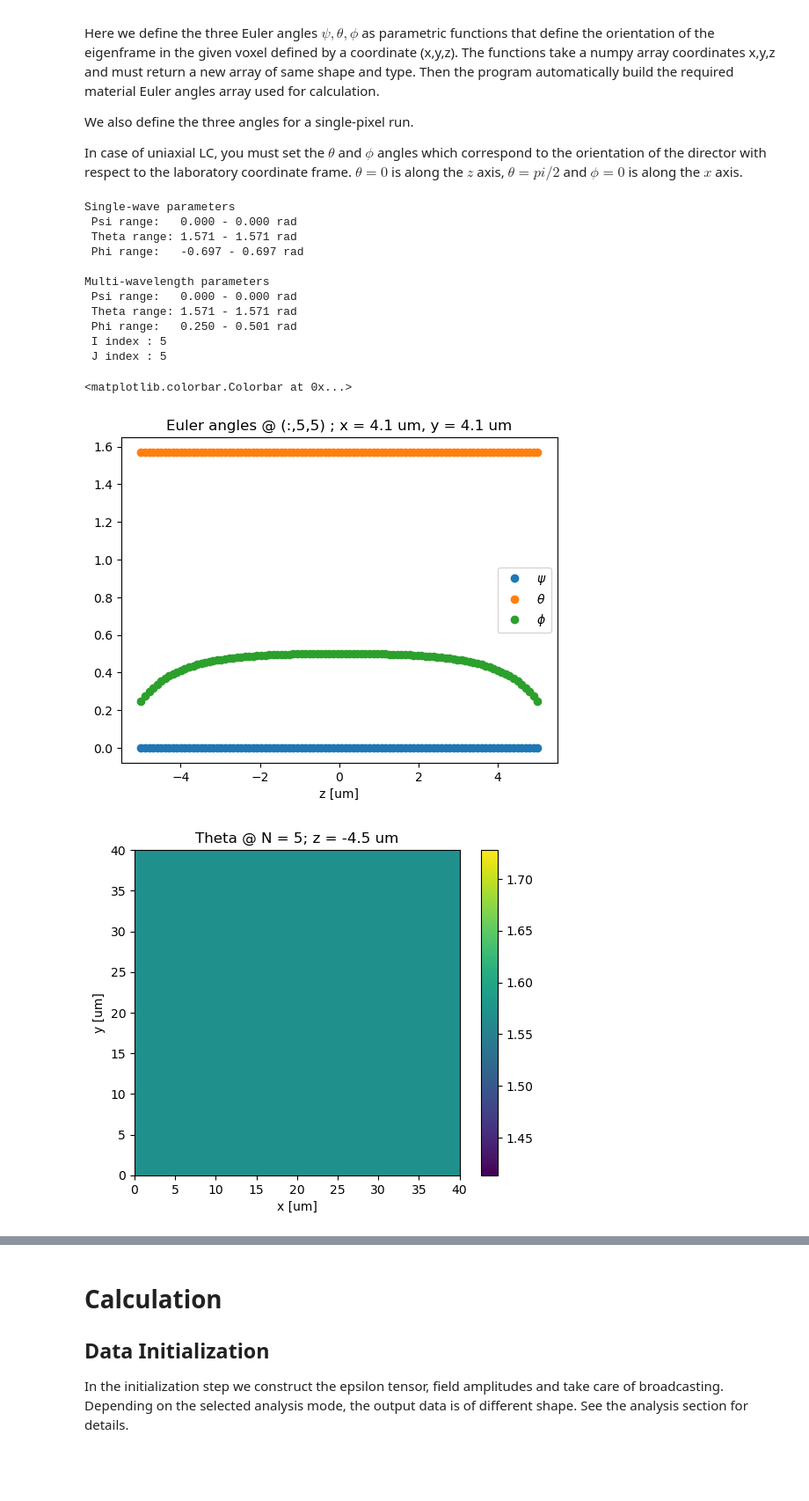
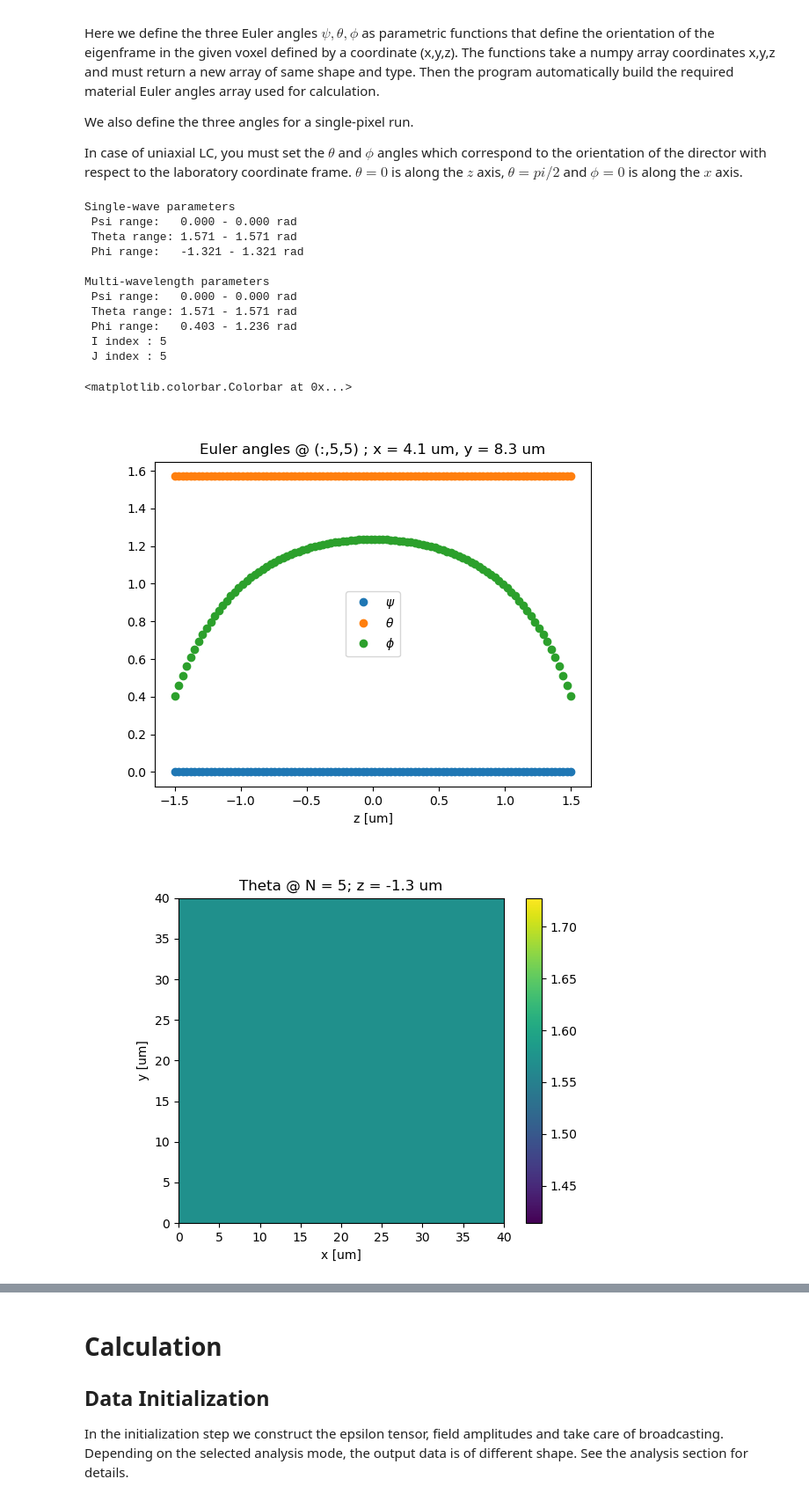
Before and after one commit to andrej5elin/dtmm2, a Jupyter notebook: examples/shg/shg_nerea.ipynb, the cells around one changed output, grey strips where cells are left out. Shown: that part at 88% size. Saved outputs shown, nothing was run; the diff lists cells and outputs as text; code cells hidden in the pictures; blank space fills up the shorter version.

```diff
--- a/examples/shg/shg_nerea.ipynb
+++ b/examples/shg/shg_nerea.ipynb
@@ -105,13 +106,13 @@ set_analysis_mode('image') #'image' , 'wavelength' or 'full'
 dtmm2.conf.set_verbose(2) # for progress bar
 # data sampling shape, choose wisely
 
-SHAPE = (100,50,50) # data shape (n layers, n pixels height, n pixels width)
+SHAPE = (100,25,50) # data shape (n layers, n pixels height, n pixels width)
 # which polarization states of input light we compute for.
 
 PMIN = -np.pi/2
 PMAX = np.pi/2
-NP = 46
-POLARIZATIONS = [(np.cos(p), np.sin(p)) for p in np.linspace(PMIN, PMAX, NP)]
+NP = 91
+POLARIZATIONS = [(np.cos(p+np.pi/2), np.sin(p+np.pi/2)) for p in np.linspace(PMIN, PMAX, NP)]
 # wavelength used for single-wavelength calculation
 WAVELENGTH = 785
 # intensity used for single-wavelength calculation
@@ -121,7 +122,7 @@ BETA = 0 # see dtmm documentation on this, the beta parameter n*sin(theta)
 # The phi angle of the wave, only matters if BETA != 0
 PHI = 0
 # wavelength range for the multi-wavelength calculation
-WAVELENGTHS = np.linspace(520*2,680*2,30) # nm
+WAVELENGTHS = np.linspace(380*2,680*2,30) # nm
 # wave intensity for each of the waves of the multi-wavelength calculation.
 INTENSITIES = [INTENSITY]*len(WAVELENGTHS)
 # wave beta parameter for each of the waves of the multi-wavelength calculation.
@@ -132,9 +133,9 @@ PHIS = [PHI]*len(WAVELENGTHS)
 D33 = 5.6e-12
 
 # the chi2 tensor
-CHI2 = chi2array(d33 = D33, d13 = 0)
+CHI2 = chi2array(d33 = D33)
 # sample thickness
-THICKNESS = 10. # microns
+THICKNESS = 3.0 # microns
 # imaged region
 WIDTH = 40. # microns
 HEIGHT = 40. # microns
@@ -294,8 +295,8 @@ J = 5 # width index for single-pixel run
 N = 5 # layer index for plotting
 
 MOD= 40. #modulation constant
-TWIST = 30 * np.pi/180 # max mid-plane twist
-KSI= 0.2 # the ksi constant - see :funf:`ampl`
+TWIST = 90 * np.pi/180 # max mid-plane twist
+KSI= 0.4 # the ksi constant - see :funf:`ampl`
 AMP = 40 * np.pi/180 # surface alignment angle
 
 def ampl(z, ksi = 0.2):
@@ -308,8 +309,8 @@ def theta(x,y,z, ksi = KSI, twist = TWIST):
     return np.pi/2  #+twist*(1 - (ampl(z, ksi)))
 
 def phi(x,y,z, amp = AMP, mod = MOD, twist = TWIST, ksi = KSI):
-    #return amp* np.sin(2*np.pi/mod *(x))* np.sin(2*np.pi/mod *(y))
-    return amp*(ampl(z,ksi))* np.sin(2*np.pi/mod *(x))* np.sin(2*np.pi/mod *(y)) + twist*(1 - (ampl(z, ksi)))
+    #return amp* np.sin(2*np.pi/mod *(x))* np.sin(2*np.pi/mod *(y)) + twist*(z+THICKNESS/2)/THICKNESS
+    return amp*(ampl(z,ksi))* np.sin(2*np.pi/mod *(x))* np.sin(2*np.pi/mod *(y)) + twist*(1 - (ampl(z, ksi)))*np.sign(np.sin(2*np.pi/mod *(x))* np.sin(2*np.pi/mod *(y)))
 
 # computed parameters. Do not change these!
 #//////////////////////////////////////////
@@ -352,34 +353,34 @@ plt.plot(z, ANGLES[:,I,J,0]%mod ,'o',label = r'$\psi$')
 plt.plot(z, ANGLES[:,I,J,1]%mod ,'o',label = r'$\theta$')
 plt.plot(z, ANGLES[:,I,J,2]%mod ,'o',label = r'$\phi$')
 plt.xlabel('z [um]')
 plt.title(r'Euler angles @ (:,{},{}) ; x = {:.1f} um, y = {:.1f} um'.format(I,J,xxx[N,I,J], yyy[N,I,J]))
 plt.legend()
 
 fig = plt.figure()
 im1 = plt.imshow(ANGLES[N,:,:,1]%mod , origin = 'lower', extent = (0,HEIGHT, 0, WIDTH))
 plt.title(r'Theta @ N = {}; z = {:.1f} um'.format(N, z[N]))
 fig.colorbar(im1)
 plt.xlabel('x [um]')
 plt.ylabel('y [um]')
 
 fig = plt.figure()
 im2 = plt.imshow(ANGLES[N,:,:,2]%(mod/2) , origin = 'lower', extent = (0,HEIGHT, 0, WIDTH),cmap = 'twilight')
 plt.xlabel('x [um]')
 plt.ylabel('y [um]')
 plt.title(r'Phi @ N = {}; z = {:.1f} um'.format(N, z[N]))
 fig.colorbar(im2)
 # %% [output]
 Single-wave parameters
  Psi range:   0.000 - 0.000 rad
  Theta range: 1.571 - 1.571 rad
- Phi range:   -0.697 - 0.697 rad
+ Phi range:   -1.321 - 1.321 rad
 
 Multi-wavelength parameters
  Psi range:   0.000 - 0.000 rad
  Theta range: 1.571 - 1.571 rad
- Phi range:   0.250 - 0.501 rad
+ Phi range:   0.403 - 1.236 rad
  I index : 5
  J index : 5
 <matplotlib.colorbar.Colorbar at 0x...>
-[figure, old version]
+[figure, new version]
-[figure, old version]
+[figure, new version]
```
Also changed, not shown: parts of 17 cells of this notebook, 3 other files.
